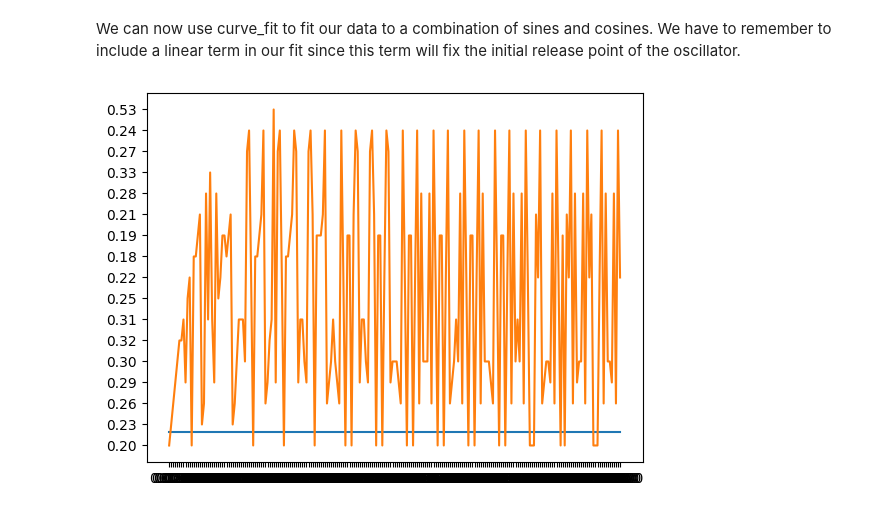
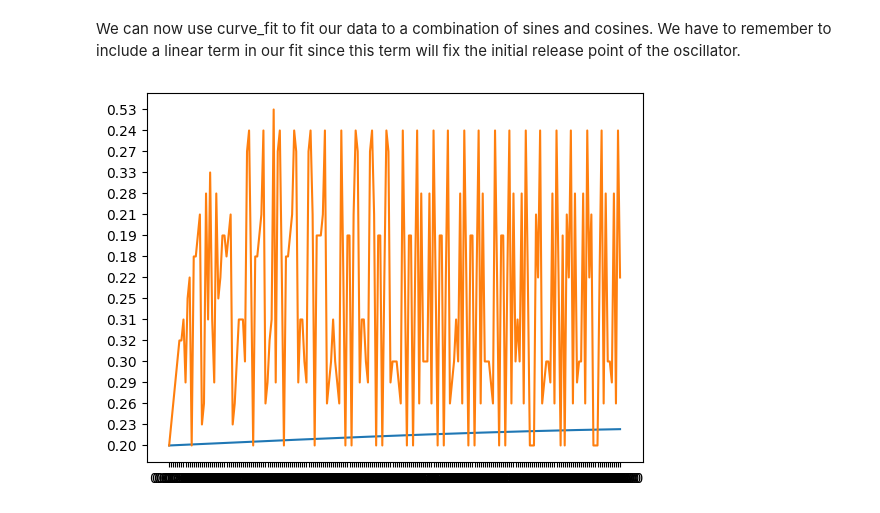
Before and after one commit to brinerk/LabsCapstone, a Jupyter notebook: Lab15/Lab15.ipynb, the cells around one changed output. Saved outputs shown, nothing was run; the diff lists cells and outputs as text; code cells hidden in the pictures.

```diff
--- a/Lab15/Lab15.ipynb
+++ b/Lab15/Lab15.ipynb
@@ -178,16 +178,17 @@ We can now use curve_fit to fit our data to a combination of sines and cosines.
 # %%
 import scipy.optimize as so
 
 
 #not correct at all
-#def FitFunc(ω, a, t):
-def FitFunc(ω, a, b, c, t):
-    return a * np.sin(ω*t) + b*np.cos(ω*t) + c
-    #return a * np.sin(ω*t)
+def FitFunc(ω, a, t):
+#def FitFunc(ω, a, b, c, t):
+    #return a * np.sin(ω*t) + b*np.cos(ω*t) + c
+    return a * np.sin(ω*t)
 param, paramcovar = so.curve_fit(FitFunc, time, pos)
-fit_eval = [FitFunc(param[0], param[1], param[2], param[3], float(i)) for i in time]
+#fit_eval = [FitFunc(param[0], param[1], param[2], param[3], float(i)) for i in time]
+fit_eval = [FitFunc(param[0], param[1], float(i)) for i in time]
 plt.plot(time, fit_eval)
 plt.plot(time, pos)
 plt.show()
 # %% [output]
-[figure, old version]
+[figure, new version]
```
Also changed, not shown: parts of 2 cells of this notebook, 1 other file.
